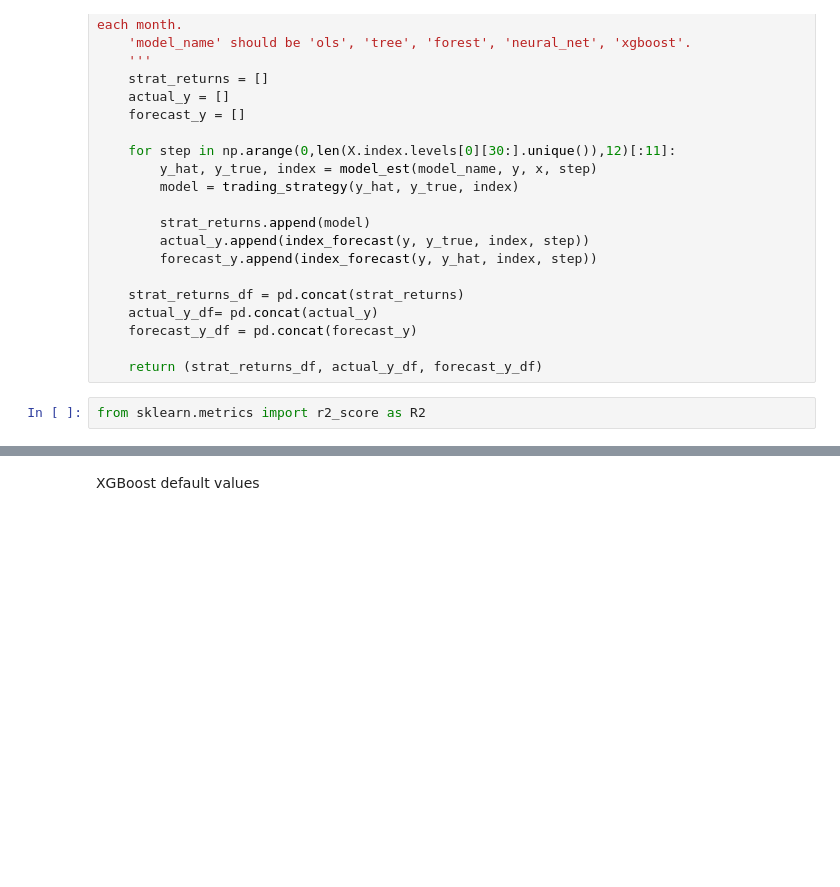
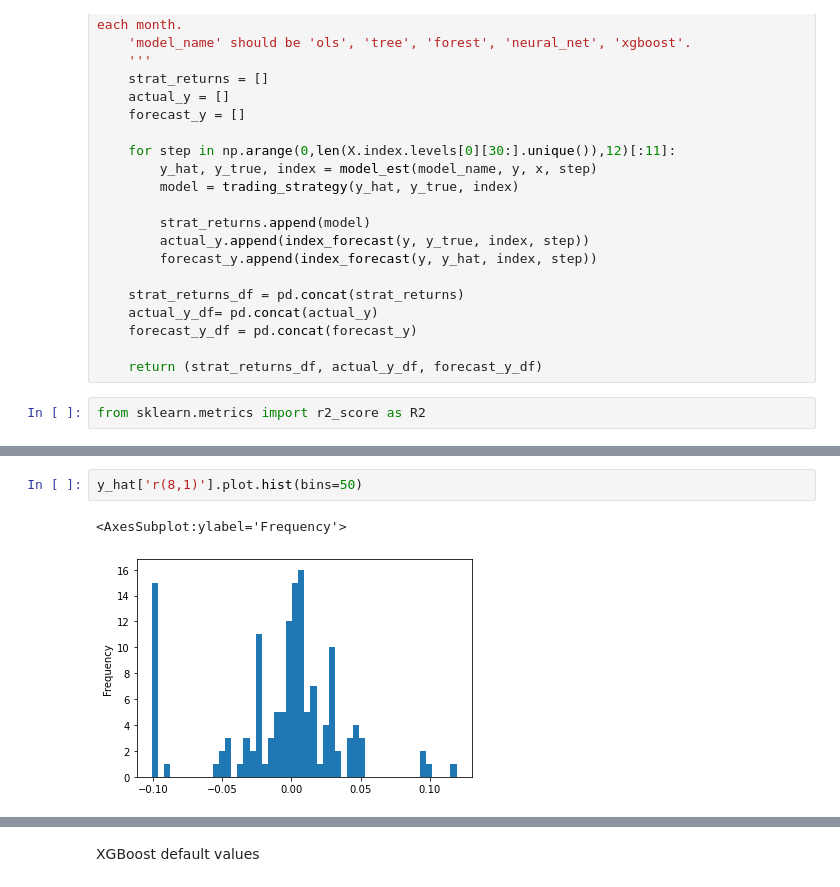
Before and after one commit to santoromano/Corporate-Bond-Factors, a Jupyter notebook: empirics.ipynb, the cells around one changed output, grey strips where cells are left out. Drawn from its saved outputs; the diff is of its cells as text; blank space fills up the shorter version.

```diff
--- a/empirics.ipynb
+++ b/empirics.ipynb
@@ -378,0 +428,5 @@ print(R2(y_true_tree,y_hat_tree))
+# %%
+y_hat['r(8,1)'].plot.hist(bins=50)
+# %% [output]
+<AxesSubplot:ylabel='Frequency'>
+[figure, added]
```
Also changed, not shown: parts of 13 cells of this notebook.
